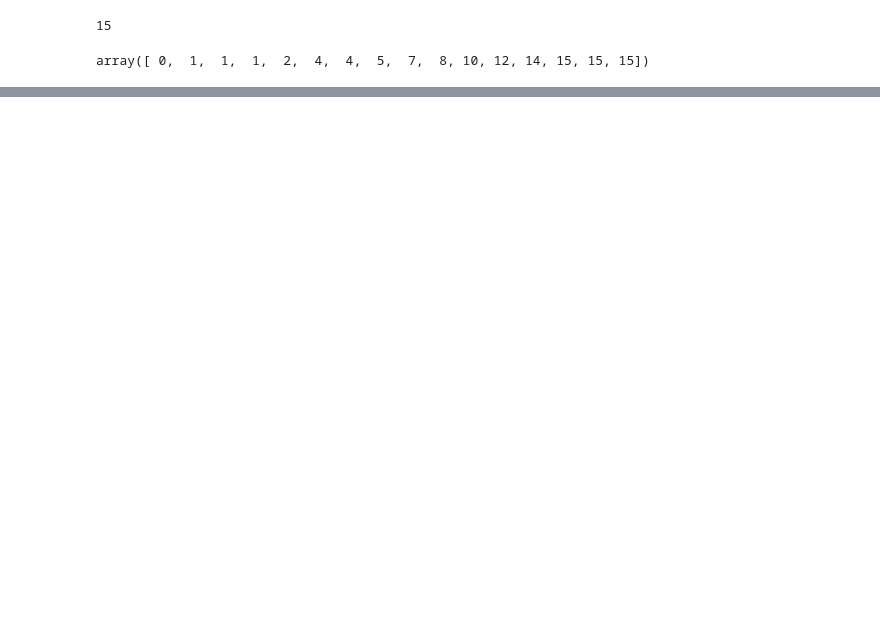
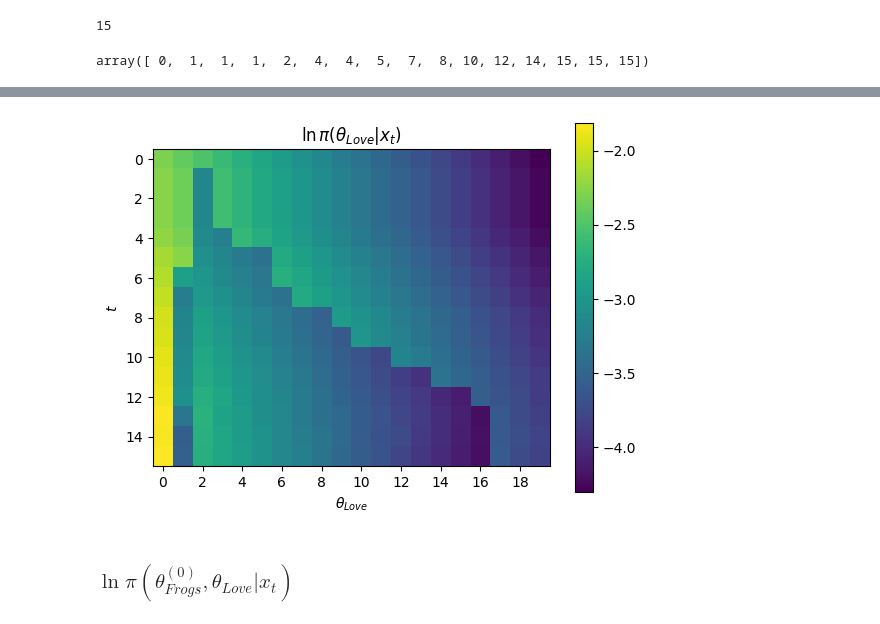
Before and after one commit to pleituer/STAT3602-6008-Mini-Group-Project-Part-1, a Jupyter notebook: src/varying_num_of_frogs.ipynb, the cells around one changed output, grey strips where cells are left out. Drawn from its saved outputs; the diff is of its cells as text; code cells hidden in the pictures; blank space fills up the shorter version.

```diff
--- a/src/varying_num_of_frogs.ipynb
+++ b/src/varying_num_of_frogs.ipynb
@@ -51,0 +63,11 @@ plt.show()
+# %%
+t_linspace = np.arange(0, dataset.T+1)[::-1]
+theta2_linspace = np.arange(20)
+
+enum_t_theta2 = [[(i, t), (j, theta2)] for i, t in enumerate(t_linspace) for j, theta2 in enumerate(theta2_linspace)]
+
+posterior = np.zeros((dataset.T+1, theta2_linspace.shape[0]))
+for (i, t), (j, theta2) in tqdm(enum_t_theta2):
+    posterior[i, j] = pi_theta2(theta2, t)
+
+posterior.shape
@@ -51,0 +81,13 @@ plt.show()
+# %%
+plt.imshow(np.log(posterior), origin='lower')
+plt.xlabel(r'$\theta_{Love}$')
+plt.xticks(np.arange(theta2_linspace.shape[0]//2)*2, theta2_linspace[::2])
+plt.ylabel(r'$t$')
+plt.yticks(np.arange(t_linspace.shape[0]//2)*2+1, t_linspace[1::2])
+plt.title(rf'$\ln\pi(\theta_{{Love}} | x_t)$')
+plt.colorbar()
+plt.show()
+# %% [output]
+[figure, added]
+# %% [markdown]
+### $\ln\pi(\theta_{Frogs}^{(0)}, \theta_{Love}|x_t)$
```
Also changed, not shown: parts of 10 cells of this notebook.
